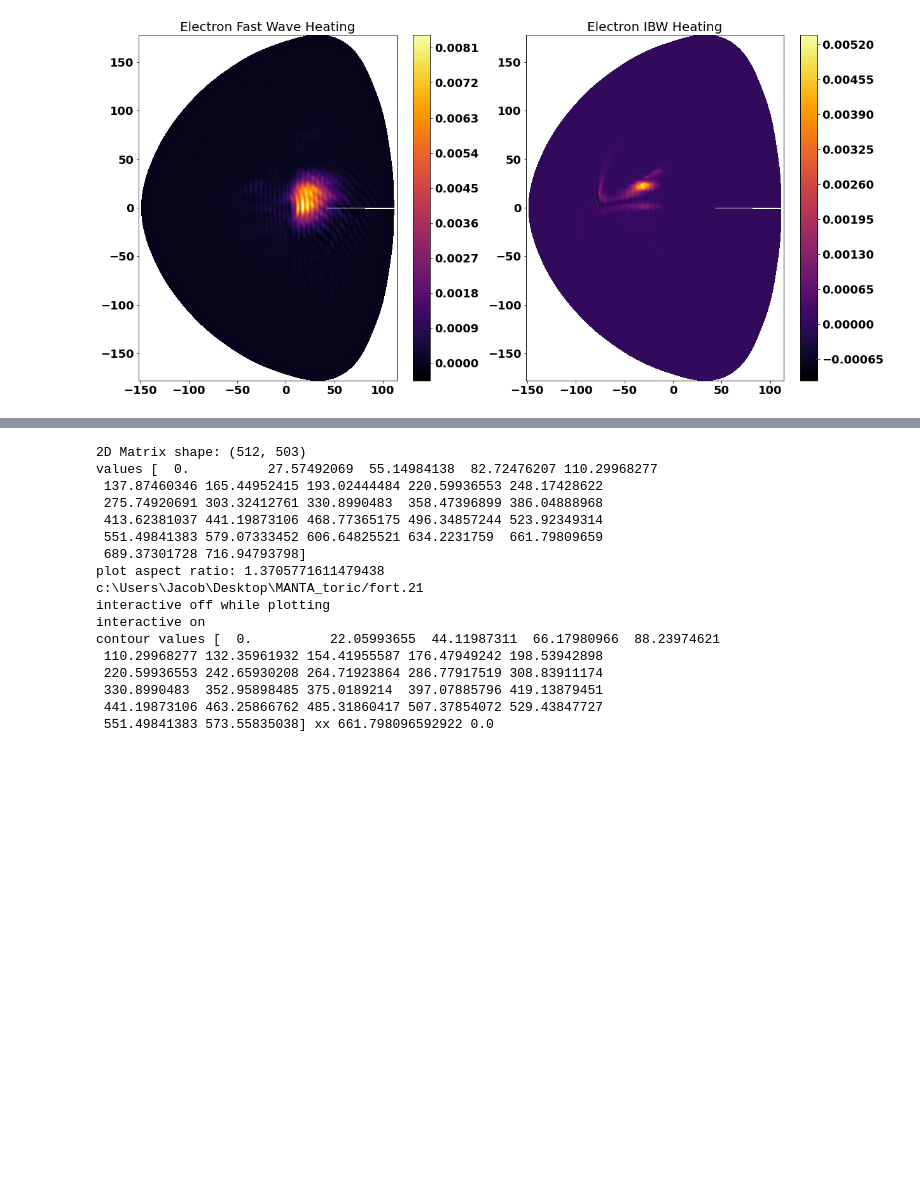
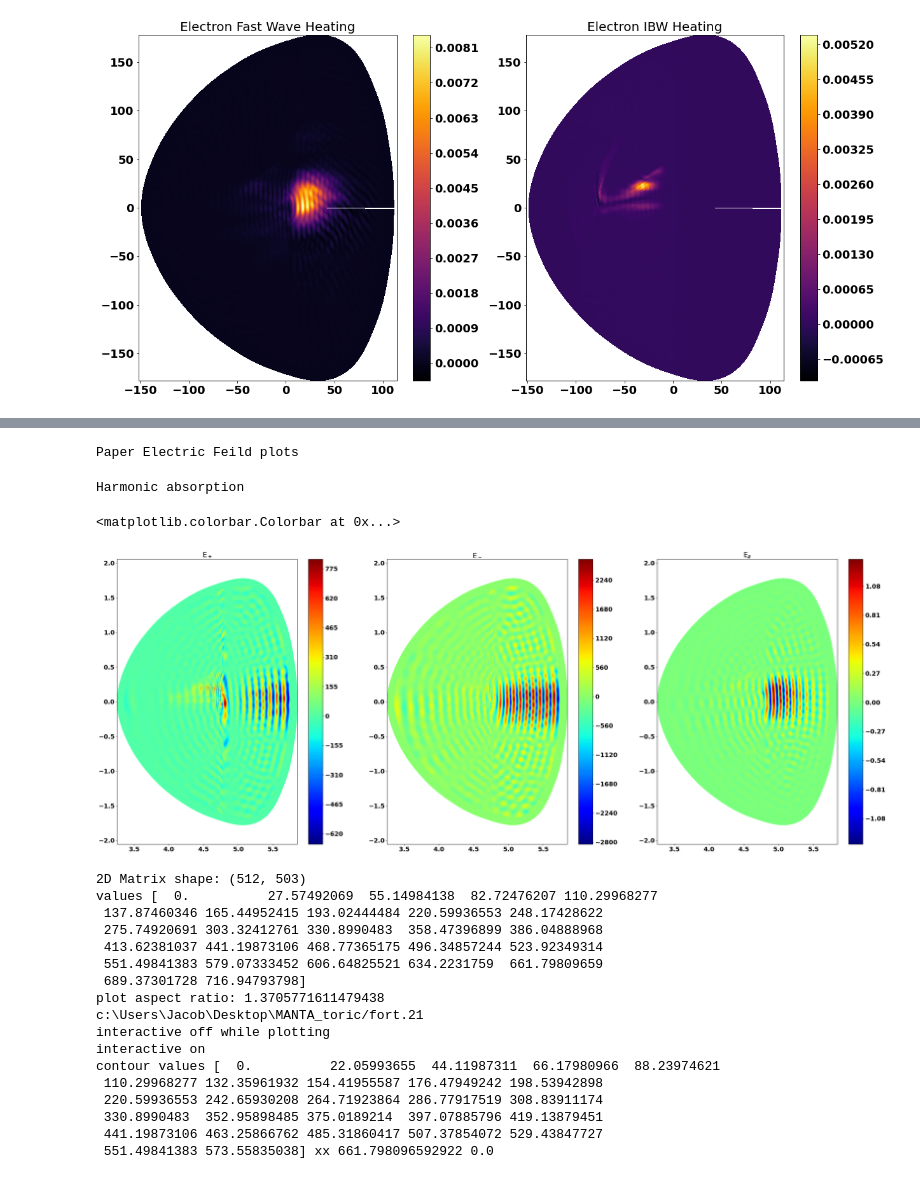
Before and after one commit to vandelij/MANTA_toric, a Jupyter notebook: process_toric_cql.ipynb, the cells around one changed output, grey strips where cells are left out. Cells and saved outputs as stored; diff of their text form; code cells hidden in the pictures; blank space fills up the shorter version.

Commit message:
added electric field plots for paper

```diff
--- a/process_toric_cql.ipynb
+++ b/process_toric_cql.ipynb
@@ -97,6 +97,8 @@ dict_keys(['CVS', 'Raxis', 'xedg_in', 'xedg_out', 'toric_lcs', 'Ef_abscissa', 'R
 # section to make plots of the fields
 
 Re2Eplus = toric.cdf_hdl.variables['Re2Eplus'][:]
+Re2Minus = toric.cdf_hdl.variables['Re2Eminus'][:]
+Re2Ezeta = toric.cdf_hdl.variables['Re2Ezeta'][:]
 #Eplus = toric.cdf_hdl.variables['Eplus']
 Xmesh = toric.cdf_hdl.variables['Xplasma'][:]
 Zmesh = toric.cdf_hdl.variables['Zplasma'][:]
@@ -286,3 +291,34 @@ Plot for Paper
+# %%
+# paper electric field plots
+print('Paper Electric Feild plots')
+XX, ZZ, Re2Eplus_fix = fix_periodicity(Re2Eplus[:, :], scaletop, im=False)
+XX, ZZ, Re2Minus_fix = fix_periodicity(Re2Minus[:, :], scaletop, im=False)
+XX, ZZ, Re2Ezeta_fix = fix_periodicity(Re2Ezeta[:, :], scaletop, im=False)
+# %% [output]
+Paper Electric Feild plots
+# %%
+# electron treatment
+fig, axs = plt.subplots(1, 3, figsize=(40, 15))
+print('Harmonic absorption')
+axs[0].axis('equal')
+axs[1].axis('equal')
+axs[2].axis('equal')
+
+s1 = axs[0].contourf(XX,ZZ, Re2Eplus_fix, levels=300, cmap='jet')
+axs[0].set_title(f'E$_+$')
+plt.colorbar(s1, ax=axs[0])
+
+s2 = axs[1].contourf(XX,ZZ, Re2Minus_fix, levels=300, cmap='jet')
+axs[1].set_title(f'E$_-$')
+plt.colorbar(s2, ax=axs[1])
+
+s3 = axs[2].contourf(XX,ZZ, Re2Ezeta_fix, levels=300, cmap='jet')
+axs[2].set_title(f'E$_z$')
+plt.colorbar(s3, ax=axs[2])
+# %% [output]
+Harmonic absorption
+<matplotlib.colorbar.Colorbar at 0x...>
+[figure, added]
 # %%
 toric.plot_2Dfield('Eplus',logl=-20, im=True, scaletop=0.8)
 # %% [output]
```
Also changed, not shown: parts of 2 cells of this notebook.
